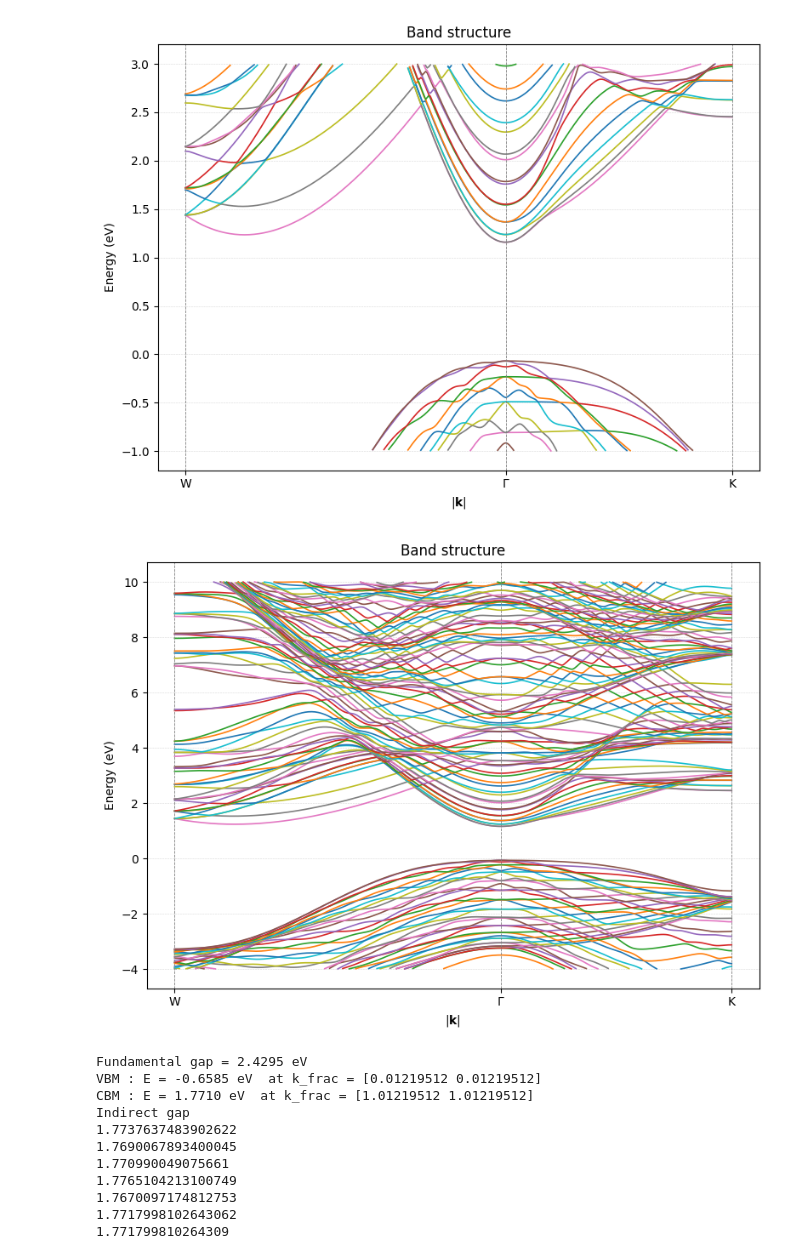
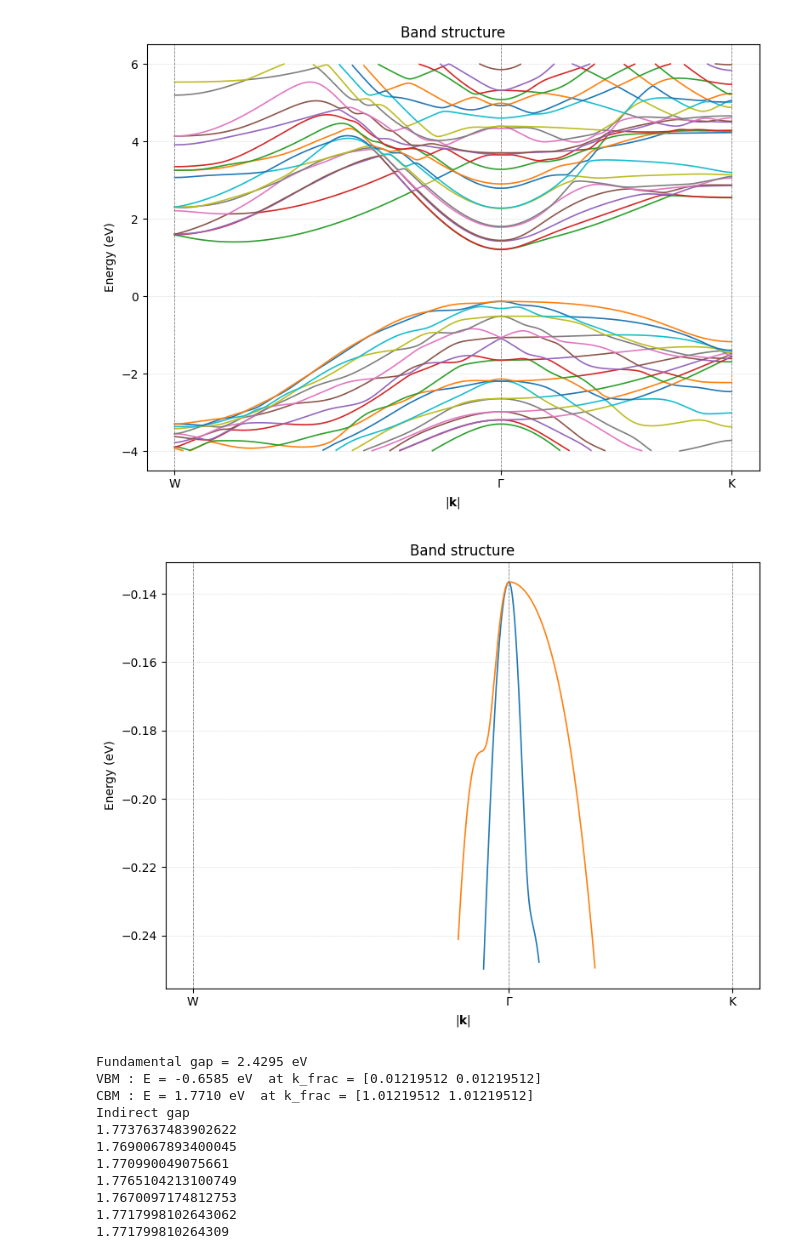
Before and after one commit to nandandiwan/transistorNEGF, a Jupyter notebook: testing/finite_silicon.ipynb, the cells around one changed output. Cells and saved outputs as stored; diff of their text form; code cells hidden in the pictures.

```diff
--- a/testing/finite_silicon.ipynb
+++ b/testing/finite_silicon.ipynb
@@ -540,7 +570,7 @@ def create_tight_binding(k, N=1, potentialProfile = None):
         for orbitalIndex, orbital in enumerate(orbitals):
             index_i = atom_index * numOrbitals + orbitalIndex
             for neighbor in neighbors:
-                atom2, delta, l,m,n, out = neighbor
+                atom2, delta, l,m,n = neighbor
 
 
                 phase = np.exp(2 * np.pi * 1j * (kx*delta[0] + ky*delta[1]) ) # blochs theorem does not work
@@ -562,7 +592,7 @@ def create_tight_binding(k, N=1, potentialProfile = None):
 
 
     eigvals,eigv = np.linalg.eigh(A)
-    return eigvals, A
+    return eigvals, eigv
 
 
 
@@ -642,7 +672,7 @@ def create_tight_binding_sparse(k, N=1, potentialProfile=None, sigma=0.5, eigRan
 
     for atom_index, atom in indexToAtom.items():
         base_i = atom_index * numOrbitals
-        for atom2, delta, l,m,n, out in unitNeighbors[atom]:
+        for atom2, delta, l,m,n in unitNeighbors[atom]:
             j = atomToIndex[atom2]
             if j < atom_index:              # upper‑triangle filter
                 continue                    # let add() mirror it
@@ -664,7 +694,7 @@ def create_tight_binding_sparse(k, N=1, potentialProfile=None, sigma=0.5, eigRan
                               sigma=sigma, which='LM', tol=1e-6)
 
 
-    return eigvals, H
+    return eigvals, eigvecs
 
 
 def eigvals_near_gap(H, sigma, k_keep, v0=None, tol=1e-6):
@@ -803,25 +831,25 @@ K  = np.array([1/2, 1/2])
 W  =np.array([-1,0])
 
 # plot
-N  = 7
+N  = 4
 plotter = BandStructurePlotter(N)
 plotter.build_k_path([W, G, K], points_per_segment=200)
 
 # custom tick dictionary (same indices you used before)
-plotter.plot(energy_window=(-1, 3),
+plotter.plot(energy_window=(-4, 6),
              k_labels={'W': 0,
                        r'$\Gamma$': 200,
                        'K': 400})
 # %% [output]
-[figure, old version]
+[figure, new version]
 # %%
 # custom tick dictionary (same indices you used before)
-plotter.plot(energy_window=(-4, 10),
+plotter.plot(energy_window=(-.25, 0),
              k_labels={'W': 0,
                        r'$\Gamma$': 200,
                        'K': 400})
 # %% [output]
-[figure, old version]
+[figure, new version]
 # %%
 import numpy as np
 from itertools import product
```
Also changed, not shown: parts of 5 cells of this notebook, 1 other file.
